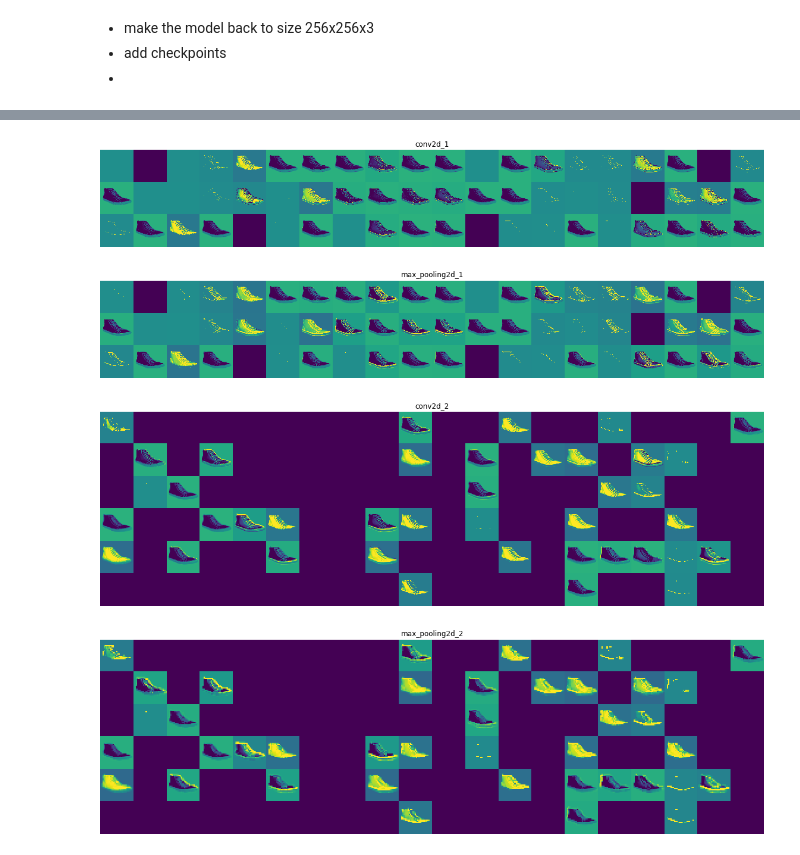
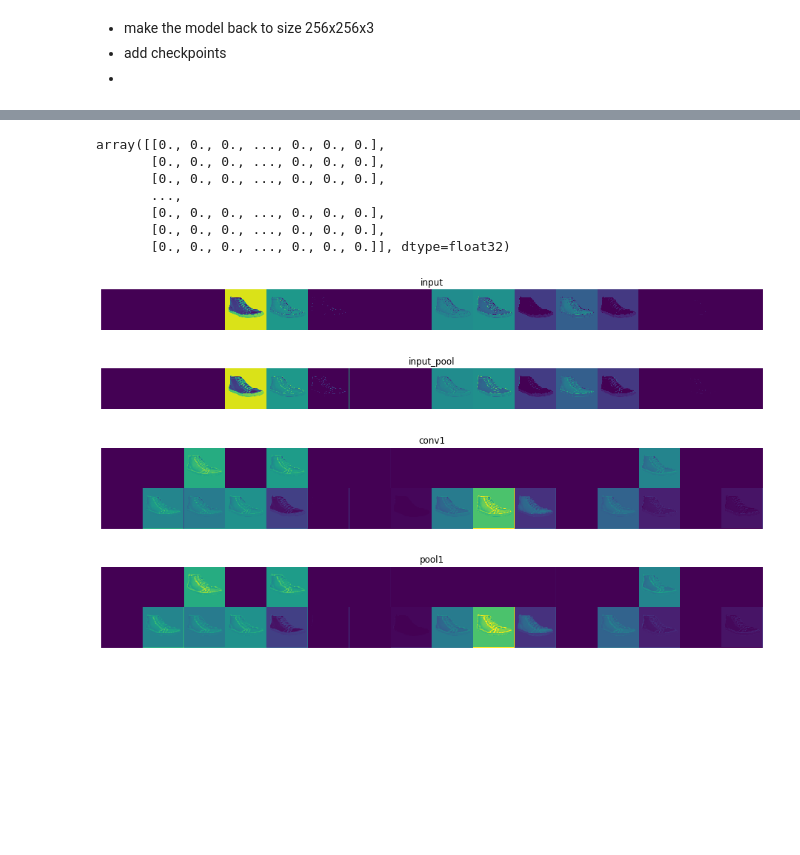
Before and after one commit to Gourang97/Image-Based-Product-Recommendation, a Jupyter notebook: Notebooks/custom_model.ipynb, the cells around one changed output, grey strips where cells are left out. Drawn from its saved outputs; the diff is of its cells as text; code cells hidden in the pictures; blank space fills up the shorter version.

```diff
--- a/Notebooks/custom_model.ipynb
+++ b/Notebooks/custom_model.ipynb
@@ -131,7 +133,7 @@ folder_path = 'D://Data//images//{}/'
 
 train_it = datagen.flow_from_directory(
     folder_path.format('train'),
-    target_size = (1024, 768),
+    target_size = (256, 256),
     color_mode = 'rgb',
     class_mode = 'categorical',
     batch_size = BATCH_SIZE,
@@ -141,7 +143,7 @@ train_it = datagen.flow_from_directory(
 
 test_it = datagen.flow_from_directory(
     folder_path.format('test'),
-    target_size = (1024, 768),
+    target_size = (256, 256),
     color_mode = 'rgb',
     class_mode = 'categorical',
     batch_size = BATCH_SIZE,
@@ -154,22 +156,22 @@ Found 1500 images belonging to 5 classes.
 # %%
 model = Sequential()
 
-model.add(Conv2D(16, (3, 3), input_shape = (1024, 768, 3), activation='relu', strides = 1, padding = 'same', name = 'input'))
-model.add(MaxPool2D((3, 3), name = 'input_pool'))
+model.add(Conv2D(16, (2, 2), input_shape = (256, 256, 3), activation='relu', strides = 1, padding = 'same', name = 'input'))
+model.add(MaxPool2D((2, 2), name = 'input_pool'))
 
-model.add(Conv2D(32, (3, 3), activation='relu', strides = 1, padding = 'same', name = 'conv1'))
-model.add(MaxPool2D((3, 3), name = 'pool1'))
+model.add(Conv2D(32, (2, 2), activation='relu', strides = 1, padding = 'same', name = 'conv1'))
+model.add(MaxPool2D((2, 2), name = 'pool1'))
 model.add(Dropout(0.2))
 
-model.add(Conv2D(64, (3, 3), activation='relu', strides = 1, padding = 'same', name = 'conv2'))
+model.add(Conv2D(64, (2, 2), activation='relu', strides = 1, padding = 'same', name = 'conv2'))
 model.add(MaxPool2D((2, 2), name = 'pool2'))
 model.add(Dropout(0.2))
 
-model.add(Conv2D(128, (3, 3), activation='relu', strides = 1, padding = 'valid', name = 'conv3'))
+model.add(Conv2D(128, (2, 2), activation='relu', strides = 1, padding = 'valid', name = 'conv3'))
 model.add(MaxPool2D((2, 2), name = 'pool3'))
 model.add(Dropout(0.2))
 
-model.add(Conv2D(128, (3, 3), activation='relu', strides = 1, padding = 'valid', name = 'conv4'))
+model.add(Conv2D(128, (2, 2), activation='relu', strides = 1, padding = 'valid', name = 'conv4'))
 model.add(Dropout(0.2))
 
 model.add(Flatten())
@@ -182,7 +184,7 @@ model.summary()
 
 model.compile(
     optimizer = 'adam',
-    loss = 'categorical_crossentropy',
+    loss = 'categorical_hinge',
     metrics = ['accuracy']
 )
 # %% [output]
@@ -209,6 +211,6 @@ model.fit_generator(
     steps_per_epoch = train_it.samples // BATCH_SIZE,
     validation_data = test_it,
     validation_steps = test_it.samples // BATCH_SIZE,
-    epochs = 10
+    epochs = 5
 )
 # %% [output]
@@ -221,3 +228,3 @@ KeyboardInterrupt:
 # %%
-# pickle.dump(model, open("../Data/local_model_v1.p", 'wb'))
-model = pickle.load(open("../Data/local_model.p", 'rb'))
+pickle.dump(model, open("../Data/local_model_categorical_hinge_loss.p", 'wb'))
+# model = pickle.load(open("../Data/local_model_v2.p", 'rb'))
@@ -274,30 +277,40 @@ _________________________________________________________________
+# %%
+layer_activation[0, :, :, 0]
+# %% [output]
+array([[0., 0., 0., ..., 0., 0., 0.],
+       [0., 0., 0., ..., 0., 0., 0.],
+       [0., 0., 0., ..., 0., 0., 0.],
+       ...,
+       [0., 0., 0., ..., 0., 0., 0.],
+       [0., 0., 0., ..., 0., 0., 0.],
+       [0., 0., 0., ..., 0., 0., 0.]], dtype=float32)
 # %%
 layer_names = []
 for layer in model.layers[:4]:
     layer_names.append(layer.name) # Names of the layers, so you can have them as part of your plot
 
-images_per_row = 20
+images_per_row = 16
 
 for layer_name, layer_activation in zip(layer_names, activations): # Displays the feature maps
     n_features = layer_activation.shape[-1] # Number of features in the feature map
     size = layer_activation.shape[1] #The feature map has shape (1, size, size, n_features).
     n_cols = n_features // images_per_row # Tiles the activation channels in this matrix
     display_grid = np.zeros((size * n_cols, images_per_row * size))
     for col in range(n_cols): # Tiles each filter into a big horizontal grid
         for row in range(images_per_row):
             channel_image = layer_activation[0, :, :, col * images_per_row + row]
             channel_image = np.clip(channel_image, 0, 255).astype('uint8')
             display_grid[col * size : (col + 1) * size, row * size : (row + 1) * size] = channel_image
     scale = 1. / size
     plt.figure(figsize=(scale * display_grid.shape[1], scale * display_grid.shape[0]))
     plt.title(layer_name)
     plt.axis('off')
     plt.imshow(display_grid, aspect='auto', cmap='viridis')
 # %% [output]
-[figure, old version]
+[figure, new version]
-[figure, old version]
+[figure, new version]
-[figure, old version]
+[figure, new version]
-[figure, old version]
+[figure, new version]
 # %%
 layer_names = []
 for layer in model.layers[4:8]:
```
Also changed, not shown: parts of 15 cells of this notebook, 3 other files.
